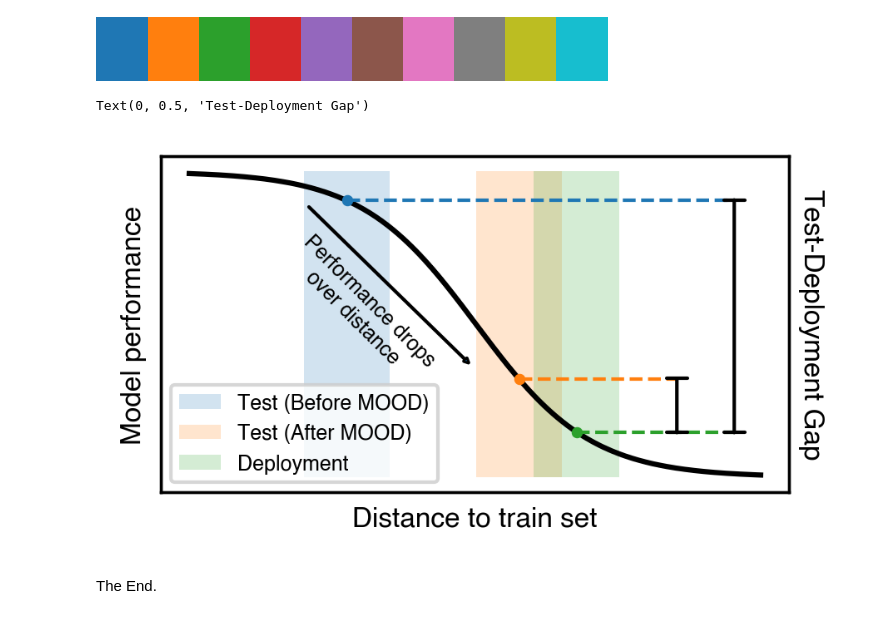
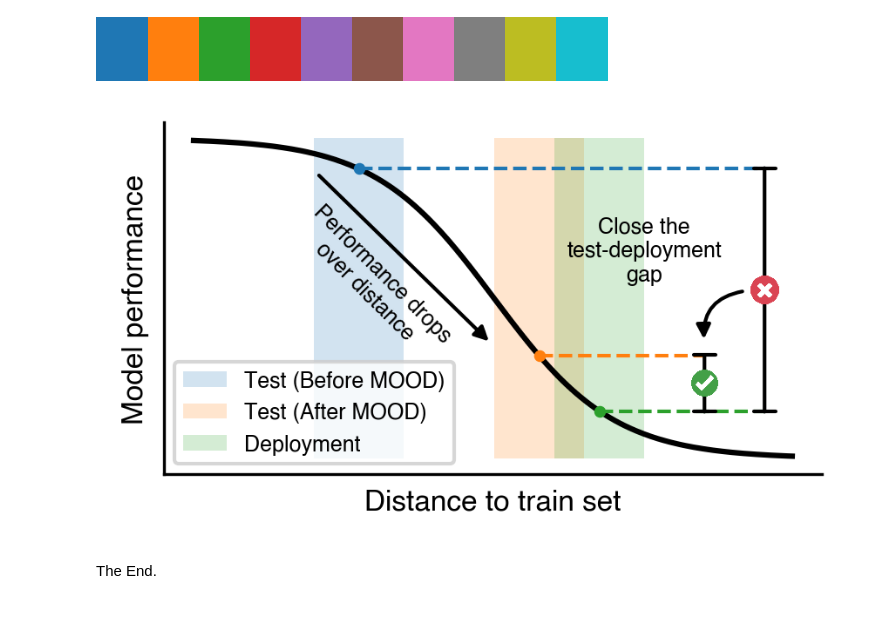
Before and after one commit to valence-labs/mood-experiments, a Jupyter notebook: notebooks/12. MOOD ToC graphic.ipynb, the cells around one changed output. Cells and saved outputs as stored; diff of their text form; code cells hidden in the pictures.

Commit message:
Add emojis to ToC and refine

```diff
--- a/notebooks/12. MOOD ToC graphic.ipynb
+++ b/notebooks/12. MOOD ToC graphic.ipynb
@@ -34,38 +33,51 @@ ax.plot(distances, performances, "k")
 ax.set_xticks([])
 ax.set_yticks([])
 ax.set_xlabel("Distance to train set", **FONT_KWARGS)
 ax.set_ylabel("Model performance", **FONT_KWARGS)
 
 ax.fill_betweenx([0, 1], [0.2], [0.35], alpha=0.2, label="Test (Before MOOD)")
 ax.fill_betweenx([0, 1], [0.5], [0.65], alpha=0.2, label="Test (After MOOD)")
 ax.fill_betweenx([0, 1], [0.6], [0.75], alpha=0.2, label="Deployment")
 
 y_before = sigmoid((0.275 - 0.5) * 10)
 y_after = sigmoid((0.575 - 0.5) * 10)
 y_deploy = sigmoid((0.675 - 0.5) * 10)
 
 font = fm.FontProperties(family=SMALL_FONT_KWARGS["fontname"], size=SMALL_FONT_KWARGS["fontsize"])
 ax.legend(prop=font, loc="lower left")
 
 ax.scatter([0.275], y_before, color=cmap(0), s=5, zorder=3)
 ax.scatter([0.575], y_after, color=cmap(1), s=5, zorder=3)
 ax.scatter([0.675], y_deploy, color=cmap(2), s=5, zorder=3)
 
 ax.plot([0.275, 0.95], [y_before, y_before], "--", color=cmap(0), linewidth=1)
 ax.plot([0.575, 0.85], [y_after, y_after], "--", color=cmap(1), linewidth=1)
 ax.plot([0.675, 0.95], [y_deploy, y_deploy], "--", color=cmap(2), linewidth=1)
 
 ax.annotate("", xy=(0.95, y_before + 0.025), xytext=(0.95, y_deploy - 0.025) , arrowprops=dict(arrowstyle="|-|", mutation_scale=3))
 ax.annotate("", xy=(0.85, y_after + 0.025), xytext=(0.85, y_deploy - 0.025) , arrowprops=dict(arrowstyle="|-|", mutation_scale=3))
 
-ax.annotate("", xy=(0.2, 0.9), xytext=(0.5, 0.35) , arrowprops=dict(arrowstyle="<|-", mutation_scale=3))
+ax.annotate("", xy=(0.2, 0.9), xytext=(0.5, 0.35) , arrowprops=dict(arrowstyle="<|-", mutation_scale=8, color="black"))
 ax.text(0.3, 0.55, "Performance drops\nover distance", **SMALL_FONT_KWARGS, ha='center', va="center", rotation=-45)
 
-axr = ax.twinx()
-axr.set_yticks([])
-axr.set_ylabel("Test-Deployment Gap", **FONT_KWARGS, rotation=270, labelpad=10)
+ax.spines[['right', 'top']].set_visible(False)
+
+cross_emoji = plt.imread('assets/cross.png')
+cross_emoji_box = OffsetImage(cross_emoji, zoom=0.0065)
+ab = AnnotationBbox(cross_emoji_box, (0.95, y_deploy + (y_before - y_deploy) / 2), frameon=False)
+ax.add_artist(ab)
+
+check_emoji = plt.imread('assets/checkmark.png')
+check_emoji_box = OffsetImage(check_emoji, zoom=0.0065)
+ab = AnnotationBbox(check_emoji_box, (0.85, y_deploy + (y_after - y_deploy) / 2), frameon=False)
+ax.add_artist(ab)
+
+ax.text(0.75, 0.65, "Close the\ntest-deployment\ngap", **SMALL_FONT_KWARGS, ha='center', va="center")
+a = patches.FancyArrowPatch((0.85, 0.35), (0.925, 0.525), connectionstyle="arc3,rad=-.5", arrowstyle="<|-", mutation_scale=8, color="black")
+plt.gca().add_patch(a)
+
+plt.savefig("ToC_graphic.tiff", dpi=300)
 # %% [output]
-Text(0, 0.5, 'Test-Deployment Gap')
-[figure, old version]
+[figure, new version]
 # %% [markdown]
 The End.
```
Also changed, not shown: parts of 2 cells of this notebook, 4 other files.
